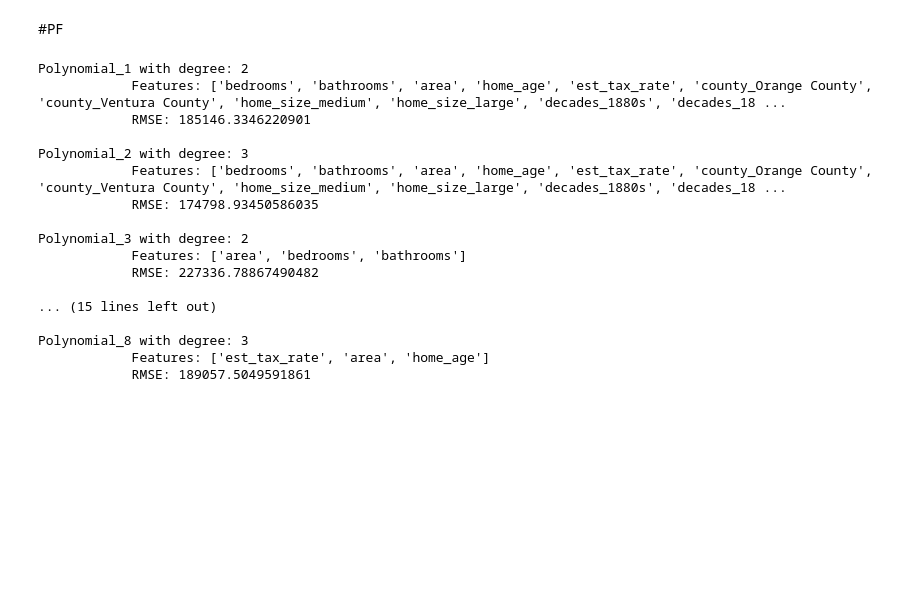
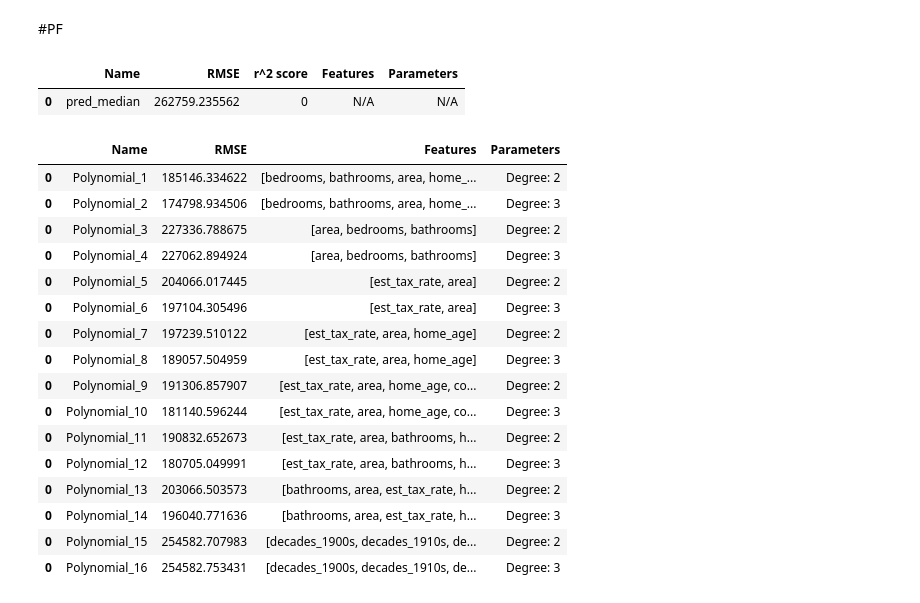
Before and after one commit to joshua-shorterivey/regression_project, a Jupyter notebook: explore.ipynb, the cells around one changed output. Cells and saved outputs as stored; diff of their text form; code cells hidden in the pictures; blank space fills up the shorter version.

```diff
--- a/explore.ipynb
+++ b/explore.ipynb
@@ -581,14 +617,20 @@ X_test = pd.get_dummies(X_test, columns=['county', 'home_size', 'decades'], drop
+# %%
+feat_sk_best = select_kbest(X_train, y_train.home_value, 4)
 # %%
 #set list of up for features
 all_features = list(X_train.columns)
 
-req_features  = ['area', 'bedrooms', 'bathrooms']
+req_features = ['area', 'bedrooms', 'bathrooms']
 
 feat_set1  = ['est_tax_rate', 'area']
 
 feat_set2 = ['est_tax_rate', 'area', 'home_age']
 
-feat_combos = [all_features, req_features, feat_set1, feat_set2]
+feat_set3 = ['est_tax_rate', 'area', 'home_age', 'county_Orange County', 'county_Ventura County']
+
+feat_set4 = ['est_tax_rate', 'area', 'bathrooms', 'home_age', 'county_Orange County', 'county_Ventura County']
+
+feat_combos = [all_features, req_features, feat_set1, feat_set2, feat_set3, feat_set4, feat_sk_best, feat_rfe]
 # %%
 #baseline --> choose median because data is scaled
 
@@ -607,8 +649,17 @@ RMSEs: Median
  Validate/Out of Sample: 265031.73
 # %% [markdown]
 #PF
+# %%
+model_descriptions = pd.DataFrame([['pred_median', rmse_train, 0, 'N/A', 'N/A']], columns=['Name','RMSE', 'r^2 score','Features', 'Parameters'])
+model_descriptions
+# %% [output]
+|  | Name | RMSE | r^2 score | Features | Parameters |
+| 0 | pred_median | 262759.235562 | 0 | N/A | N/A |
 # %%
 def pf_mod(X, y, selectors, fit_train=None, fit_y_train=None):
+
+
+    pf_descriptions = pd.DataFrame({}, columns=['Name','RMSE', 'Features', 'Parameters'])
 
     for idx, combo in enumerate(selectors):
         pf = PolynomialFeatures(degree=combo[1])
@@ -631,11 +682,14 @@ def pf_mod(X, y, selectors, fit_train=None, fit_y_train=None):
         #calculate train rmse
         rmse = mean_squared_error(y.home_value, y[model_label], squared=False)
 
-        print(f'{model_label} with degree: {combo[1]} \n\
-            Features: {combo[0]} \n\
-            RMSE: {rmse}\n')
+        # print(f'{model_label} with degree: {combo[1]} \n\
+        #     Features: {combo[0]} \n\
+        #     RMSE: {rmse}\n')
 
-    return
+        description = pd.DataFrame([[model_label, rmse, combo[0], f'Degree: {combo[1]}']], columns=['Name', 'RMSE', 'Features', 'Parameters'])
+        pf_descriptions = pd.concat([pf_descriptions, description])
+
+    return pf_descriptions
 # %%
 #create a list of parameters
 pf_parameters = [2,3]
@@ -644,24 +698,26 @@ pf_parameters = [2,3]
 selectors = list(product(feat_combos, pf_parameters))
 
 #call pf function to get predictions for the Polynomial models and add to the dataframe
-pf_mod(X_train, y_train, selectors)
+pf_descriptions = pf_mod(X_train, y_train, selectors)
-# %% [output]
-Polynomial_1 with degree: 2
-            Features: ['bedrooms', 'bathrooms', 'area', 'home_age', 'est_tax_rate', 'county_Orange County', 'county_Ventura County', 'home_size_medium', 'home_size_large', 'decades_1880s', 'decades_18 ...
-            RMSE: 185146.3346220901
-
-Polynomial_2 with degree: 3
-            Features: ['bedrooms', 'bathrooms', 'area', 'home_age', 'est_tax_rate', 'county_Orange County', 'county_Ventura County', 'home_size_medium', 'home_size_large', 'decades_1880s', 'decades_18 ...
-            RMSE: 174798.93450586035
-
-Polynomial_3 with degree: 2
-            Features: ['area', 'bedrooms', 'bathrooms']
-            RMSE: 227336.78867490482
-
-... (15 lines left out)
-
-Polynomial_8 with degree: 3
-            Features: ['est_tax_rate', 'area', 'home_age']
-            RMSE: 189057.5049591861
+# %%
+pf_descriptions
+# %% [output]
+|  | Name | RMSE | Features | Parameters |
+| 0 | Polynomial_1 | 185146.334622 | [bedrooms, bathrooms, area, home_... | Degree: 2 |
+| 0 | Polynomial_2 | 174798.934506 | [bedrooms, bathrooms, area, home_... | Degree: 3 |
+| 0 | Polynomial_3 | 227336.788675 | [area, bedrooms, bathrooms] | Degree: 2 |
+| 0 | Polynomial_4 | 227062.894924 | [area, bedrooms, bathrooms] | Degree: 3 |
+| 0 | Polynomial_5 | 204066.017445 | [est_tax_rate, area] | Degree: 2 |
+| 0 | Polynomial_6 | 197104.305496 | [est_tax_rate, area] | Degree: 3 |
+| 0 | Polynomial_7 | 197239.510122 | [est_tax_rate, area, home_age] | Degree: 2 |
+| 0 | Polynomial_8 | 189057.504959 | [est_tax_rate, area, home_age] | Degree: 3 |
+| 0 | Polynomial_9 | 191306.857907 | [est_tax_rate, area, home_age, co... | Degree: 2 |
+| 0 | Polynomial_10 | 181140.596244 | [est_tax_rate, area, home_age, co... | Degree: 3 |
+| 0 | Polynomial_11 | 190832.652673 | [est_tax_rate, area, bathrooms, h... | Degree: 2 |
+| 0 | Polynomial_12 | 180705.049991 | [est_tax_rate, area, bathrooms, h... | Degree: 3 |
+| 0 | Polynomial_13 | 203066.503573 | [bathrooms, area, est_tax_rate, h... | Degree: 2 |
+| 0 | Polynomial_14 | 196040.771636 | [bathrooms, area, est_tax_rate, h... | Degree: 3 |
+| 0 | Polynomial_15 | 254582.707983 | [decades_1900s, decades_1910s, de... | Degree: 2 |
+| 0 | Polynomial_16 | 254582.753431 | [decades_1900s, decades_1910s, de... | Degree: 3 |
 # %%
 def ols_mod(X, y, selectors, fit_x_train=None, fit_y_train=None):
```
Also changed, not shown: parts of 46 cells of this notebook, 3 other files.
